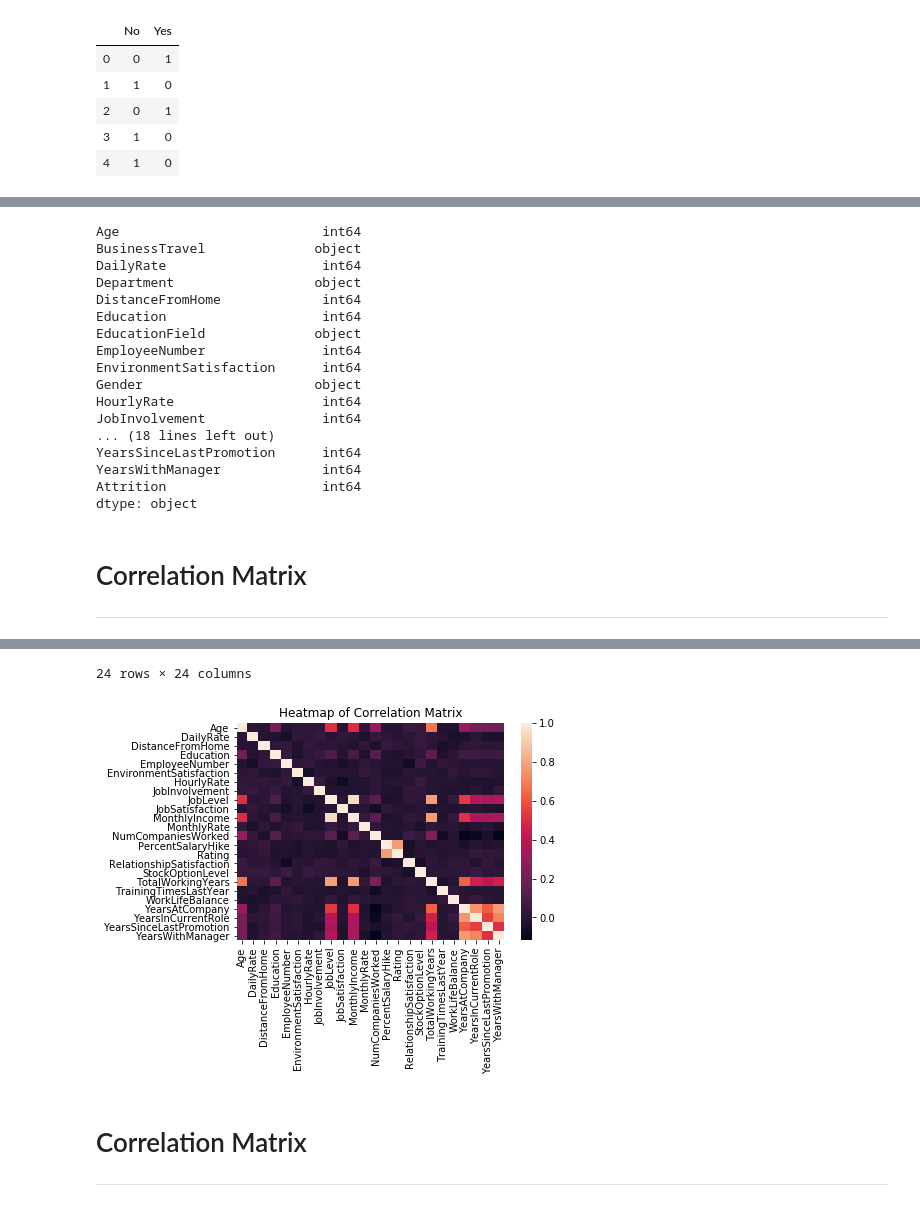
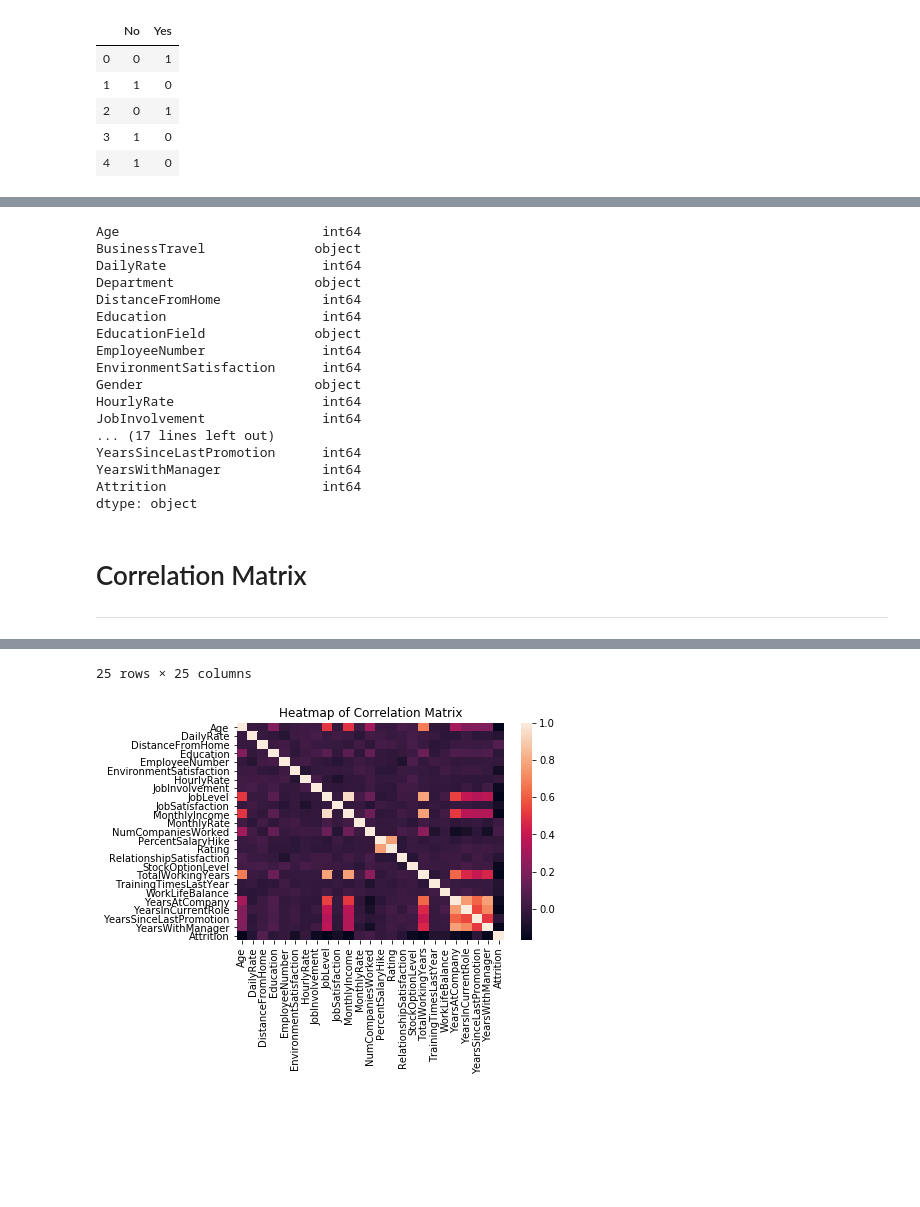
Before and after one commit to lmarston12/Company_Turnover_Project, a Jupyter notebook: IBM_Company_Turnover.ipynb, the cells around one changed output, grey strips where cells are left out. Saved outputs shown, nothing was run; the diff lists cells and outputs as text; code cells hidden in the pictures; blank space fills up the shorter version.

Commit message:
EDA In progress - New correlation Heatmaps

```diff
--- a/IBM_Company_Turnover.ipynb
+++ b/IBM_Company_Turnover.ipynb
@@ -203,9 +249,9 @@ attrition_summary.std()
 | Yes | 9.68935 | 401.899519 | 8.452525 | 1.008244 | 0.0 | 580.750572 | ... |
 2 rows × 26 columns
 # %%
-# Remove EmployeeCount and StandardHours columns
+# Remove EmployeeCount, StandardHours, Over18, EmployeeNumber columns
 # All employees have the same values and they do not seem to add value
-df = df.drop(columns={'EmployeeCount','StandardHours'})
+df = df.drop(columns={'EmployeeCount','StandardHours', 'Over18'})
 df.head(3)
 # %% [output]
 |  | Age | Attrition | BusinessTravel | DailyRate | Department | DistanceFromHome | Education | ... |
@@ -306,7 +332,7 @@ EnvironmentSatisfaction      int64
 Gender                      object
 HourlyRate                   int64
 JobInvolvement               int64
-... (18 lines left out)
+... (17 lines left out)
 YearsSinceLastPromotion      int64
 YearsWithManager             int64
 Attrition                    int64
@@ -318,7 +349,7 @@ dtype: object
 # Creating a correlation matrix to try and understand what
 # features correlate the most with employee attrition
 
-corr = df.corr()
+corr = df2.corr()
 sns.heatmap(corr,
            xticklabels=corr.columns.values,
            yticklabels=corr.columns.values)
@@ -345,5 +376,2 @@ corr
-24 rows × 24 columns
+25 rows × 25 columns
-[figure, old version]
+[figure, new version]
-# %% [markdown]
-# Correlation Matrix
-***
```
Also changed, not shown: parts of 18 cells of this notebook.
